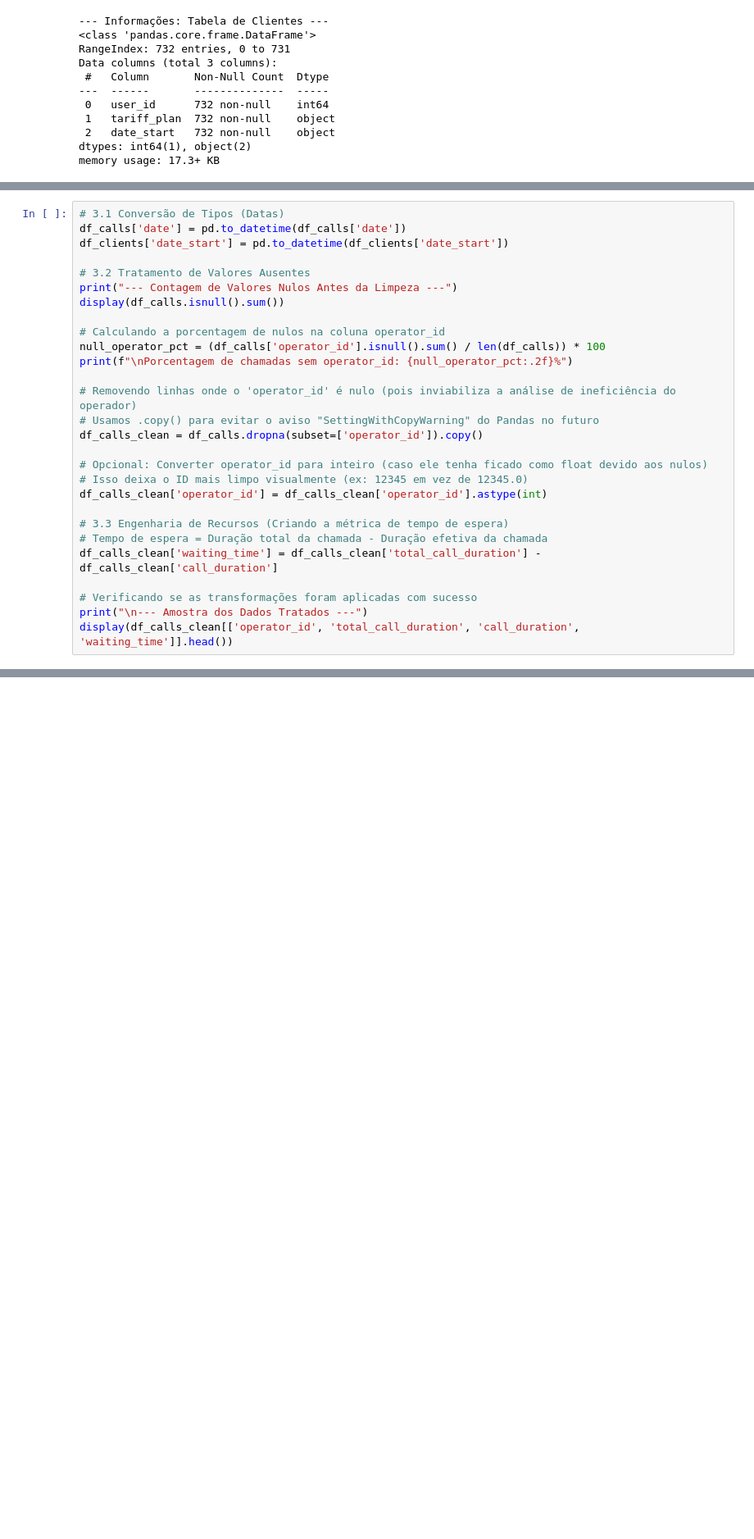
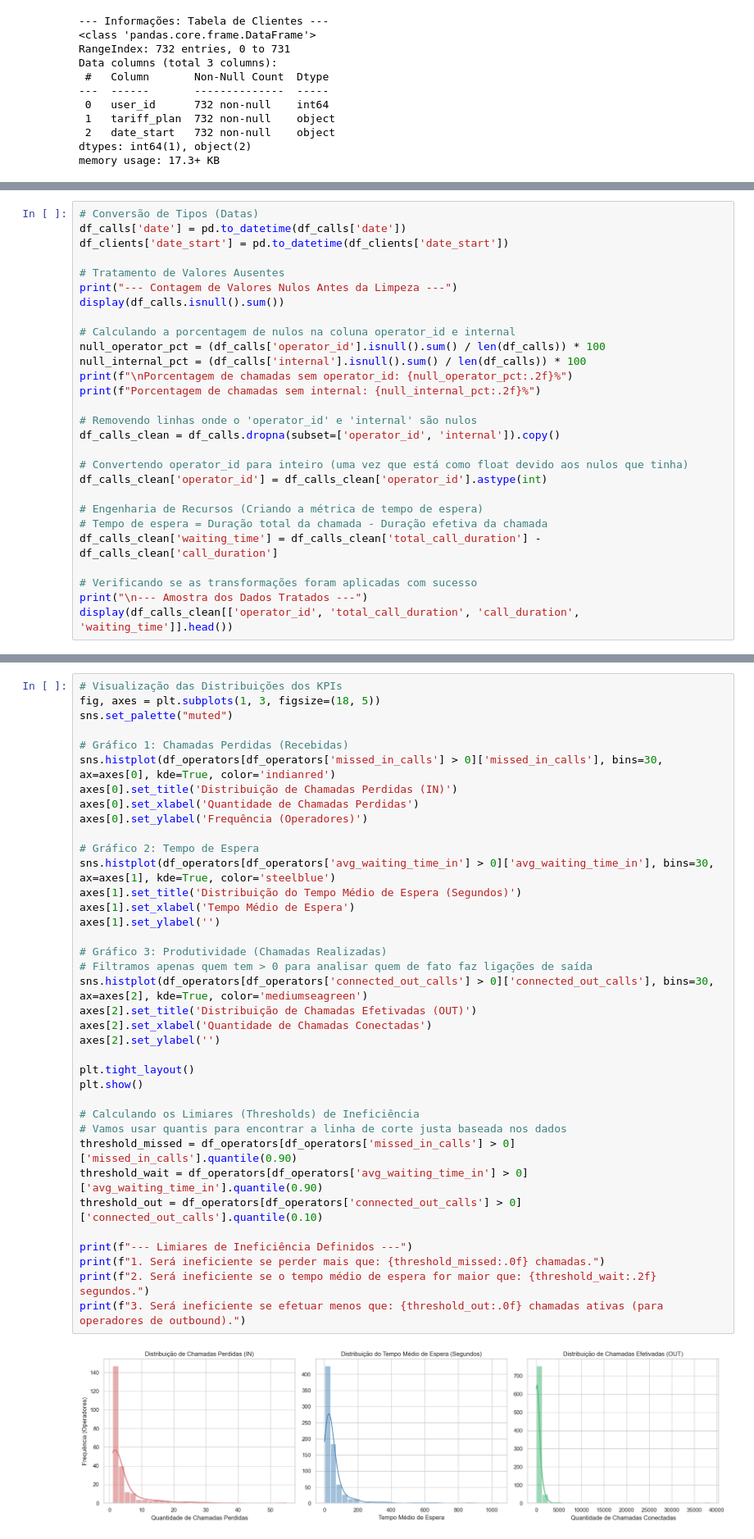
Before and after one commit to fabcmc/Tripleten-Projects, a Jupyter notebook: Sprint 14/case_1_sprint_14.ipynb, the cells around one changed output, grey strips where cells are left out. Shown at 82% size. Drawn from its saved outputs; the diff is of its cells as text; blank space fills up the shorter version.

```diff
--- a/Sprint 14/case_1_sprint_14.ipynb
+++ b/Sprint 14/case_1_sprint_14.ipynb
@@ -131,27 +131,27 @@ Antes de extrairmos qualquer métrica, precisamos garantir a qualidade e a integ
 2. **Tratamento de Valores Nulos:** O foco principal do nosso problema de negócio é o desempenho do operador. Se uma chamada não possui um `operator_id` registrado, não podemos atribuí-la a nenhum funcionário. Portanto, avaliaremos a proporção desses dados ausentes e os removeremos para evitar distorções nas métricas individuais.
 3. **Engenharia de Recursos (Feature Engineering):** Um dos critérios de ineficiência definidos pela CallMeMaybe é o tempo de espera prolongado nas chamadas recebidas. Os dados originais nos fornecem a duração total (`total_call_duration`) e a duração efetiva (`call_duration`). Criaremos uma nova variável chamada `waiting_time`, subtraindo a duração efetiva da duração total.
 # %%
-# 3.1 Conversão de Tipos (Datas)
+# Conversão de Tipos (Datas)
 df_calls['date'] = pd.to_datetime(df_calls['date'])
 df_clients['date_start'] = pd.to_datetime(df_clients['date_start'])
 
-# 3.2 Tratamento de Valores Ausentes
+# Tratamento de Valores Ausentes
 print("--- Contagem de Valores Nulos Antes da Limpeza ---")
 display(df_calls.isnull().sum())
 
-# Calculando a porcentagem de nulos na coluna operator_id
+# Calculando a porcentagem de nulos na coluna operator_id e internal
 null_operator_pct = (df_calls['operator_id'].isnull().sum() / len(df_calls)) * 100
+null_internal_pct = (df_calls['internal'].isnull().sum() / len(df_calls)) * 100
 print(f"\nPorcentagem de chamadas sem operator_id: {null_operator_pct:.2f}%")
+print(f"Porcentagem de chamadas sem internal: {null_internal_pct:.2f}%")
 
-# Removendo linhas onde o 'operator_id' é nulo (pois inviabiliza a análise de ineficiência do operador)
-# Usamos .copy() para evitar o aviso "SettingWithCopyWarning" do Pandas no futuro
-df_calls_clean = df_calls.dropna(subset=['operator_id']).copy()
+# Removendo linhas onde o 'operator_id' e 'internal' são nulos
+df_calls_clean = df_calls.dropna(subset=['operator_id', 'internal']).copy()
 
-# Opcional: Converter operator_id para inteiro (caso ele tenha ficado como float devido aos nulos)
-# Isso deixa o ID mais limpo visualmente (ex: 12345 em vez de 12345.0)
+# Convertendo operator_id para inteiro (uma vez que está como float devido aos nulos que tinha)
 df_calls_clean['operator_id'] = df_calls_clean['operator_id'].astype(int)
 
-# 3.3 Engenharia de Recursos (Criando a métrica de tempo de espera)
+# Engenharia de Recursos (Criando a métrica de tempo de espera)
 # Tempo de espera = Duração total da chamada - Duração efetiva da chamada
 df_calls_clean['waiting_time'] = df_calls_clean['total_call_duration'] - df_calls_clean['call_duration']
 
@@ -181,0 +265,39 @@ Porcentagem de chamadas sem operator_id: 15.16%
+# %%
+# Visualização das Distribuições dos KPIs
+fig, axes = plt.subplots(1, 3, figsize=(18, 5))
+sns.set_palette("muted")
+
+# Gráfico 1: Chamadas Perdidas (Recebidas)
+sns.histplot(df_operators[df_operators['missed_in_calls'] > 0]['missed_in_calls'], bins=30, ax=axes[0], kde=True, color='indianred')
+axes[0].set_title('Distribuição de Chamadas Perdidas (IN)')
+axes[0].set_xlabel('Quantidade de Chamadas Perdidas')
+axes[0].set_ylabel('Frequência (Operadores)')
+
+# Gráfico 2: Tempo de Espera
+sns.histplot(df_operators[df_operators['avg_waiting_time_in'] > 0]['avg_waiting_time_in'], bins=30, ax=axes[1], kde=True, color='steelblue')
+axes[1].set_title('Distribuição do Tempo Médio de Espera (Segundos)')
+axes[1].set_xlabel('Tempo Médio de Espera')
+axes[1].set_ylabel('')
+
+# Gráfico 3: Produtividade (Chamadas Realizadas)
+# Filtramos apenas quem tem > 0 para analisar quem de fato faz ligações de saída
+sns.histplot(df_operators[df_operators['connected_out_calls'] > 0]['connected_out_calls'], bins=30, ax=axes[2], kde=True, color='mediumseagreen')
+axes[2].set_title('Distribuição de Chamadas Efetivadas (OUT)')
+axes[2].set_xlabel('Quantidade de Chamadas Conectadas')
+axes[2].set_ylabel('')
+
+plt.tight_layout()
+plt.show()
+
+# Calculando os Limiares (Thresholds) de Ineficiência
+# Vamos usar quantis para encontrar a linha de corte justa baseada nos dados
+threshold_missed = df_operators[df_operators['missed_in_calls'] > 0]['missed_in_calls'].quantile(0.90)
+threshold_wait = df_operators[df_operators['avg_waiting_time_in'] > 0]['avg_waiting_time_in'].quantile(0.90)
+threshold_out = df_operators[df_operators['connected_out_calls'] > 0]['connected_out_calls'].quantile(0.10)
+
+print(f"--- Limiares de Ineficiência Definidos ---")
+print(f"1. Será ineficiente se perder mais que: {threshold_missed:.0f} chamadas.")
+print(f"2. Será ineficiente se o tempo médio de espera for maior que: {threshold_wait:.2f} segundos.")
+print(f"3. Será ineficiente se efetuar menos que: {threshold_out:.0f} chamadas ativas (para operadores de outbound).")
+# %% [output]
+[figure, added]
```
Also changed, not shown: parts of 10 cells of this notebook.
